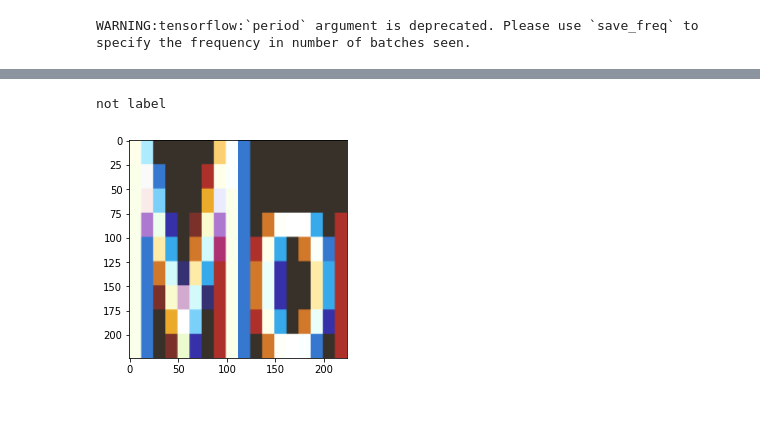
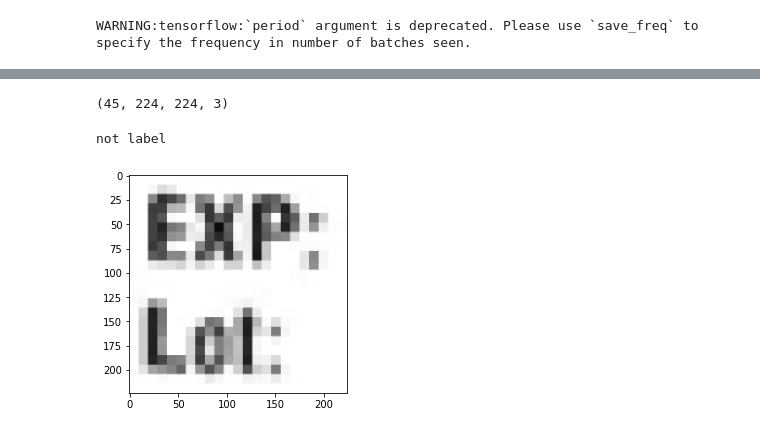
Before and after one commit to dua123/test_RCNN, a Jupyter notebook: RCNN.ipynb, the cells around one changed output, grey strips where cells are left out. Cells and saved outputs as stored; diff of their text form; code cells hidden in the pictures.

```diff
--- a/RCNN.ipynb
+++ b/RCNN.ipynb
@@ -41,7 +40,7 @@ correct_label6.png
 cv2.setUseOptimized(True);
 ss = cv2.ximgproc.segmentation.createSelectiveSearchSegmentation()
 # %%
-im = cv2.imread(os.path.join(path,"label1.png"))
+im = cv2.imread(os.path.join(path,"correct_label6.png"))
 ss.setBaseImage(im)
 ss.switchToSelectiveSearchFast()
 rects = ss.process()
@@ -101,9 +100,9 @@ for e,i in enumerate(os.listdir(path)):
                 #y1 = int(row[1][0].split(" ")[1])
                 #x2 = int(row[1][0].split(" ")[2])
                 #y2 = int(row[1][0].split(" ")[3])
-            x1 = 0
+            x1 = 10
             x2 = width
-            y1 = 0
+            y1 = 30
             y2 = height
             gtvalues.append({"x1":x1,"x2":x2,"y1":y1,"y2":y2})
             ss.setBaseImage(image)
@@ -274,10 +273,10 @@ testdata = tsdata.flow(x=X_test, y=y_test)
 # %%
 from keras.callbacks import ModelCheckpoint, EarlyStopping
 # %%
-checkpoint = ModelCheckpoint("ieeercnn_vgg16_1.h5", monitor='val_loss', verbose=1, save_best_only=True, save_weights_only=False, mode='auto', period=1)
+checkpoint = ModelCheckpoint("ieeercnn_vgg16_1.h5", monitor='val_loss', verbose=1, save_best_only=True, save_weights_only=True, mode='auto', period=1)
 early = EarlyStopping(monitor='val_loss', min_delta=0, patience=100, verbose=1, mode='auto')
 # %% [output]
 WARNING:tensorflow:`period` argument is deprecated. Please use `save_freq` to specify the frequency in number of batches seen.
 # %%
-hist = model_final.fit_generator(generator= traindata, steps_per_epoch= 6, epochs= 2, validation_data= testdata, validation_steps=2, callbacks=[checkpoint,early])
+hist = model_final.fit_generator(generator= traindata, steps_per_epoch= 4, epochs= 3, validation_data= testdata, validation_steps=2, callbacks=[checkpoint,early])
 # %% [output]
@@ -306,16 +309,21 @@ plt.savefig('chart accuracy')
 <Figure size 432x288 with 0 Axes>
+# %%
+X_test.shape
+# %% [output]
+(45, 224, 224, 3)
 # %%
-im = X_test[2]
+im = X_test[1]
+img = np.expand_dims(im, axis=0)
 plt.imshow(im)
-img = np.expand_dims(im, axis=0)
 out= model_final.predict(img)
 if out[0][0] > out[0][1]:
     print("label")
+    plt.imshow(out)
 else:
     print("not label")
 # %% [output]
 not label
-[figure, old version]
+[figure, new version]
 # %%
 z=0
 for e,i in enumerate(os.listdir(path)):
```
Also changed, not shown: parts of 6 cells of this notebook.
